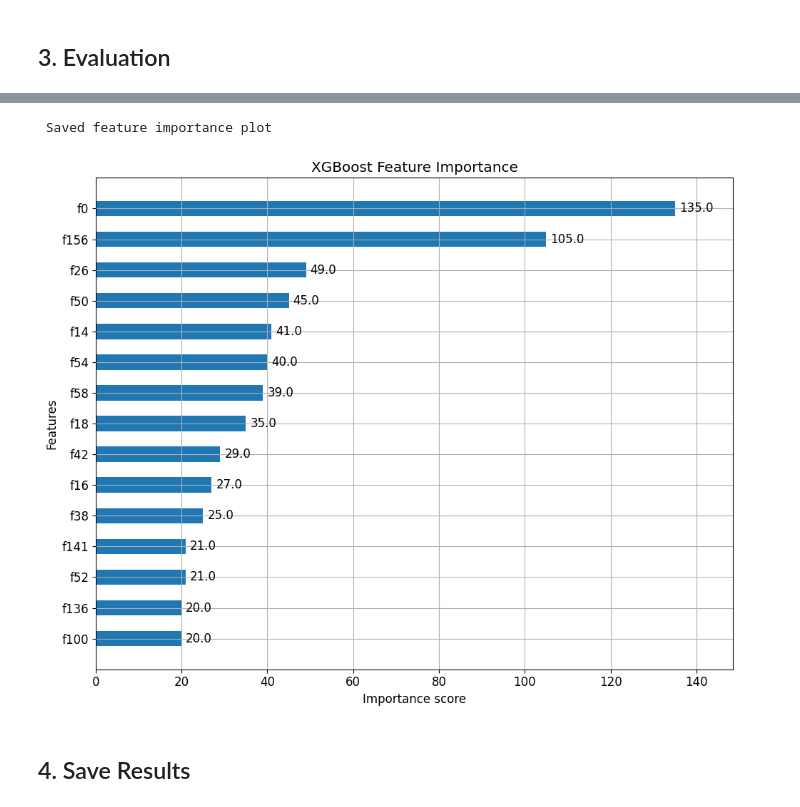
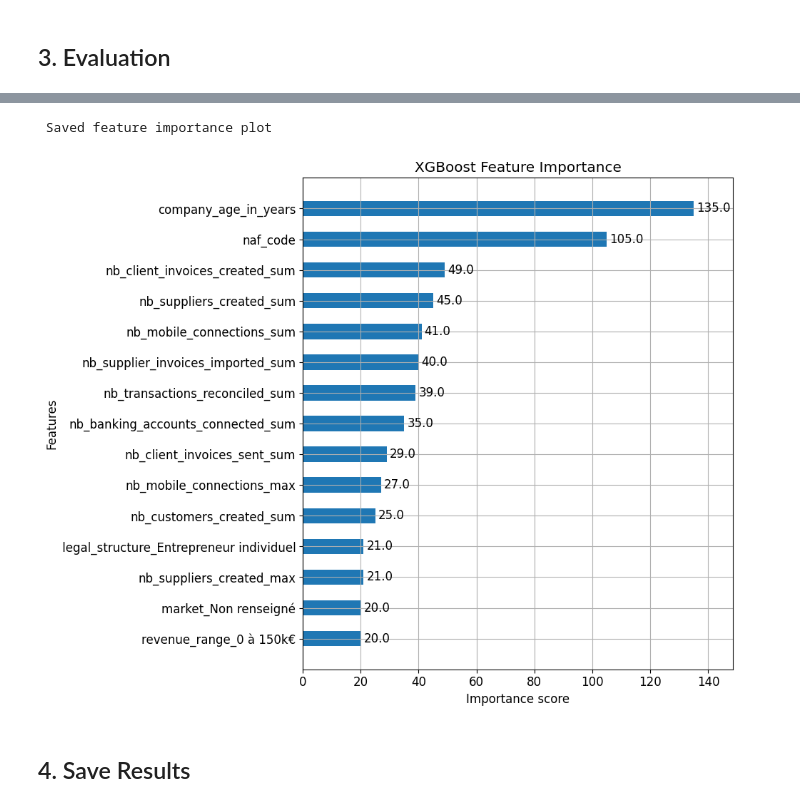
Before and after one commit to Paulino-Cristovao/churn_predictions, a Jupyter notebook: notebooks/03_xgboost.ipynb, the cells around one changed output, grey strips where cells are left out. Drawn from its saved outputs; the diff is of its cells as text; code cells hidden in the pictures.

Commit message:
refactor: improve data processing, update models and dependencies

```diff
--- a/notebooks/03_xgboost.ipynb
+++ b/notebooks/03_xgboost.ipynb
@@ -89,16 +92,20 @@ Brier Score: 0.2460
 # %%
 # Feature Importance
+# 1. Assign meaningful feature names to the booster
+xgb_model.get_booster().feature_names = list(feature_names)
+
+# 2. Plot
 fig, ax = plt.subplots(figsize=(10, 8))
 xgb.plot_importance(xgb_model, ax=ax, max_num_features=15, height=0.5)
 plt.title("XGBoost Feature Importance")
 
 plt.tight_layout()
 plt.savefig('../results/figures/xgboost/xgb_feature_importance.png')
 print(' Saved feature importance plot')
 plt.show()
 # %% [output]
  Saved feature importance plot
-[figure, old version]
+[figure, new version]
 # %% [markdown]
 ## 4. Save Results
 # %%
```
Also changed, not shown: parts of 2 cells of this notebook, 17 other files.
